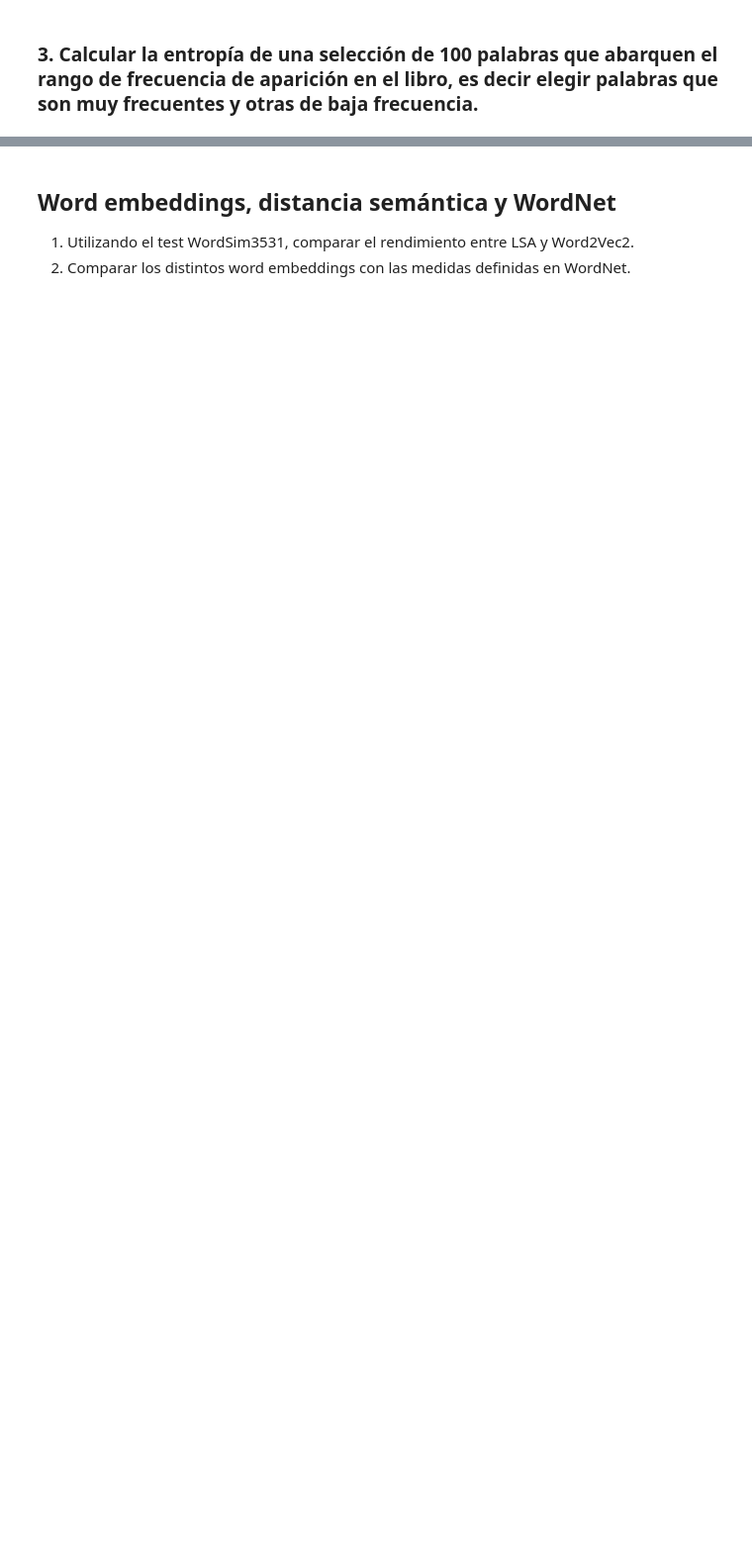
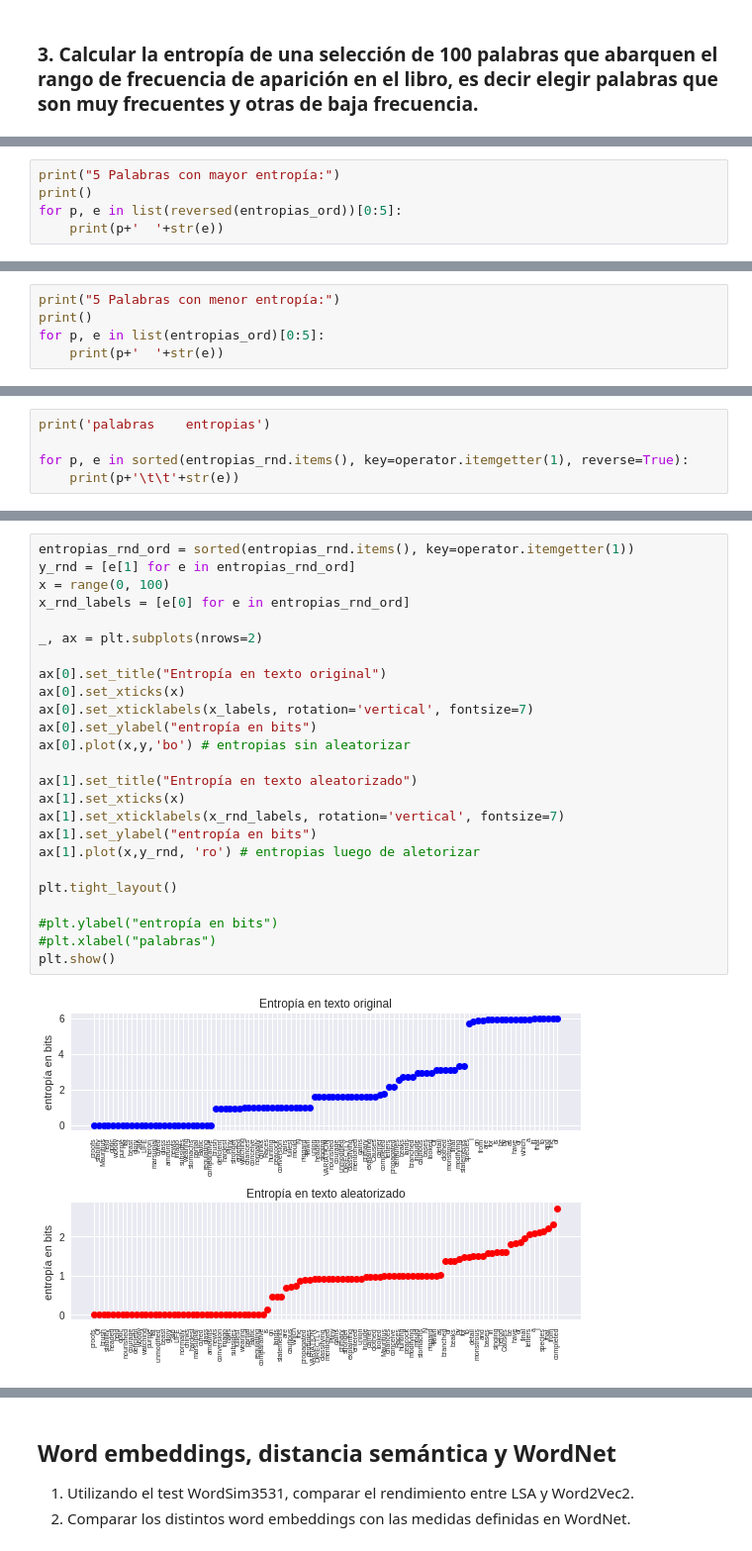
Before and after one commit to barbeiton/tpscd, a Jupyter notebook: tp6/tp6.ipynb, the cells around one changed output, grey strips where cells are left out. Shown at 99% size. Cells and saved outputs as stored; diff of their text form; blank space fills up the shorter version.

```diff
--- a/tp6/tp6.ipynb
+++ b/tp6/tp6.ipynb
@@ -213,0 +301,5 @@ for palabra in words:
+# %%
+print("5 Palabras con mayor entropía:")
+print()
+for p, e in list(reversed(entropias_ord))[0:5]:
+    print(p+'  '+str(e))
@@ -213,0 +314,5 @@ for palabra in words:
+# %%
+print("5 Palabras con menor entropía:")
+print()
+for p, e in list(entropias_ord)[0:5]:
+    print(p+'  '+str(e))
@@ -215,0 +355,5 @@ for palabra in words:
+# %%
+print('palabras    entropias')
+
+for p, e in sorted(entropias_rnd.items(), key=operator.itemgetter(1), reverse=True):
+    print(p+'\t\t'+str(e))
@@ -215,0 +378,27 @@ for palabra in words:
+# %%
+entropias_rnd_ord = sorted(entropias_rnd.items(), key=operator.itemgetter(1))
+y_rnd = [e[1] for e in entropias_rnd_ord]
+x = range(0, 100)
+x_rnd_labels = [e[0] for e in entropias_rnd_ord]
+
+_, ax = plt.subplots(nrows=2)
+
+ax[0].set_title("Entropía en texto original")
+ax[0].set_xticks(x)
+ax[0].set_xticklabels(x_labels, rotation='vertical', fontsize=7)
+ax[0].set_ylabel("entropía en bits")
+ax[0].plot(x,y,'bo') # entropias sin aleatorizar
+
+ax[1].set_title("Entropía en texto aleatorizado")
+ax[1].set_xticks(x)
+ax[1].set_xticklabels(x_rnd_labels, rotation='vertical', fontsize=7)
+ax[1].set_ylabel("entropía en bits")
+ax[1].plot(x,y_rnd, 'ro') # entropias luego de aletorizar
+
+plt.tight_layout()
+
+#plt.ylabel("entropía en bits")
+#plt.xlabel("palabras")
+plt.show()
+# %% [output]
+[figure, added]
```
Also changed, not shown: parts of 22 cells of this notebook.
